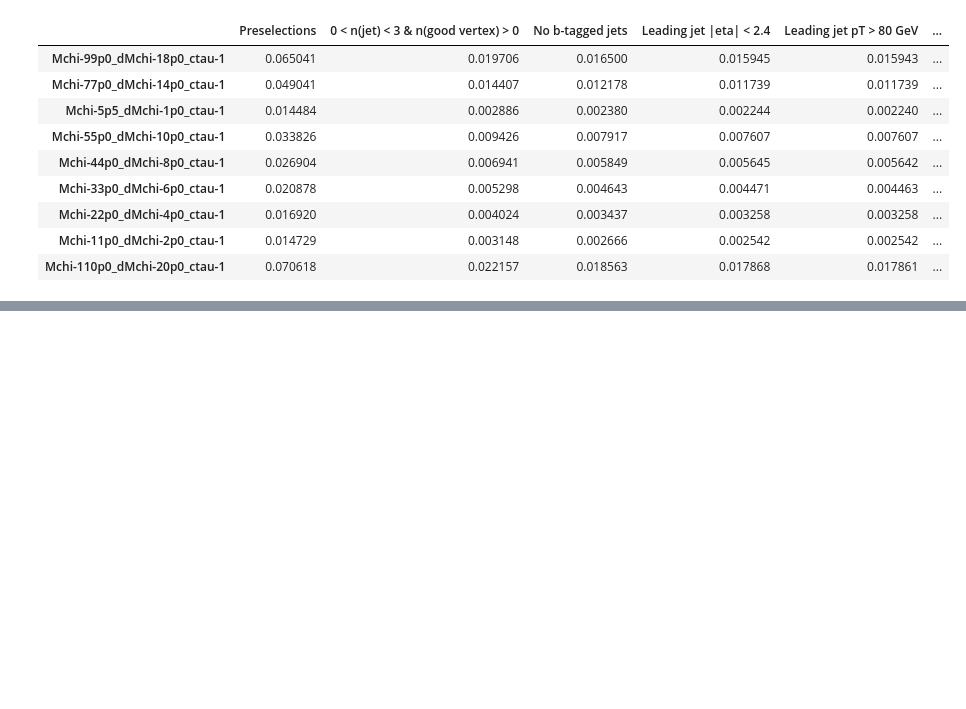
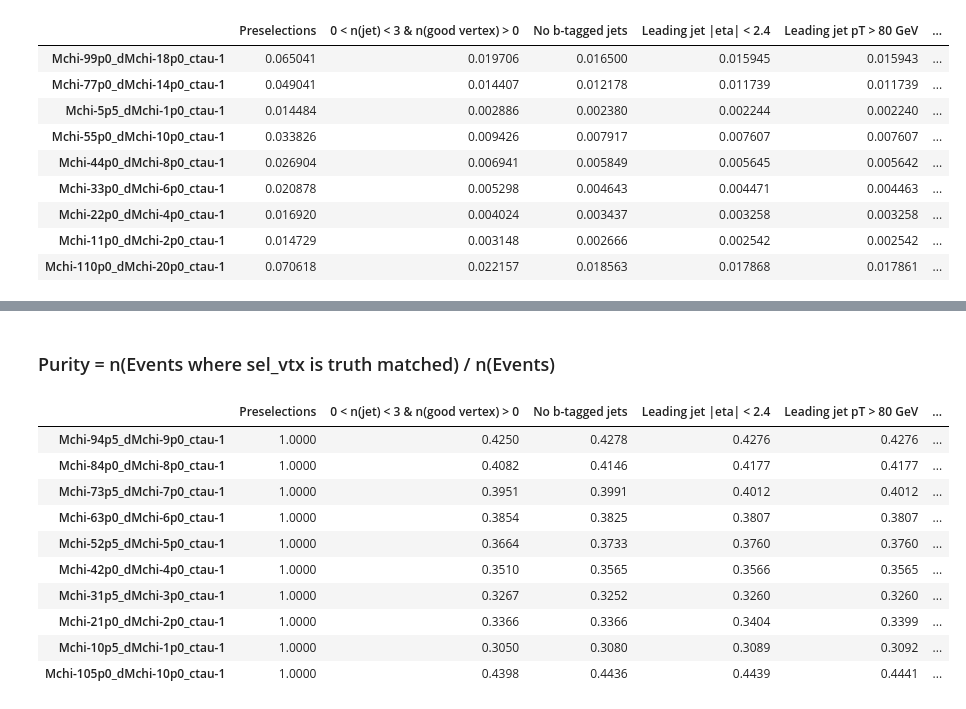
Before and after one commit to kyungminparkdrums/iDMe, a Jupyter notebook: python_analysis/studies/SignalEfficiency/Cutflow_SRv3_skimmed.ipynb, the cells around one changed output, grey strips where cells are left out. Cells and saved outputs as stored; diff of their text form; code cells hidden in the pictures; blank space fills up the shorter version.

Commit message:
add purity

```diff
--- a/python_analysis/studies/SignalEfficiency/Cutflow_SRv3_skimmed.ipynb
+++ b/python_analysis/studies/SignalEfficiency/Cutflow_SRv3_skimmed.ipynb
@@ -81,6 +81,8 @@ sig_2018_Mchi-105p0_dMchi-10p0_ctau-1 after preselections (raw count) = 59043
 deltas = sorted(list(set(si.delta)))
 # %% [markdown]
 ### Display the cutflow of efficiency and number of events as pandas dataframe
+# %%
+columns = list(cf_s.keys())
 # %%
 columns_ctau = {'1': {'0p1': [], '0p2': []}, '10': {'0p1': [], '0p2': []}, '100': {'0p1': [], '0p2': []}}
 
@@ -265,3 +269,23 @@ eff_df[ct][delta].transpose()
 | Mchi-22p0_dMchi-4p0_ctau-100 | 0.010335 | 0.001509 | 0.001295 | 0.001247 | 0.001247 | ... |
 | Mchi-11p0_dMchi-2p0_ctau-100 | 0.007977 | 0.001088 | 0.000909 | 0.000857 | 0.000857 | ... |
 | Mchi-110p0_dMchi-20p0_ctau-100 | 0.048055 | 0.009478 | 0.007936 | 0.007632 | 0.007628 | ... |
+# %% [markdown]
+### Purity = n(Events where sel_vtx is truth matched) / n(Events)
+# %%
+pd.options.display.float_format = '{:,.4f}'.format
+
+ct = '1'
+delta = '0p1'
+purities_df[ct][delta].transpose()
+# %% [output]
+|  | Preselections | 0 < n(jet) < 3 & n(good vertex) > 0 | No b-tagged jets | Leading jet |eta| < 2.4 | Leading jet pT > 80 GeV | ... |
+| Mchi-94p5_dMchi-9p0_ctau-1 | 1.0000 | 0.4250 | 0.4278 | 0.4276 | 0.4276 | ... |
+| Mchi-84p0_dMchi-8p0_ctau-1 | 1.0000 | 0.4082 | 0.4146 | 0.4177 | 0.4177 | ... |
+| Mchi-73p5_dMchi-7p0_ctau-1 | 1.0000 | 0.3951 | 0.3991 | 0.4012 | 0.4012 | ... |
+| Mchi-63p0_dMchi-6p0_ctau-1 | 1.0000 | 0.3854 | 0.3825 | 0.3807 | 0.3807 | ... |
+| Mchi-52p5_dMchi-5p0_ctau-1 | 1.0000 | 0.3664 | 0.3733 | 0.3760 | 0.3760 | ... |
+| Mchi-42p0_dMchi-4p0_ctau-1 | 1.0000 | 0.3510 | 0.3565 | 0.3566 | 0.3565 | ... |
+| Mchi-31p5_dMchi-3p0_ctau-1 | 1.0000 | 0.3267 | 0.3252 | 0.3260 | 0.3260 | ... |
+| Mchi-21p0_dMchi-2p0_ctau-1 | 1.0000 | 0.3366 | 0.3366 | 0.3404 | 0.3399 | ... |
+| Mchi-10p5_dMchi-1p0_ctau-1 | 1.0000 | 0.3050 | 0.3080 | 0.3089 | 0.3092 | ... |
+| Mchi-105p0_dMchi-10p0_ctau-1 | 1.0000 | 0.4398 | 0.4436 | 0.4439 | 0.4441 | ... |
```
Also changed, not shown: parts of 6 cells of this notebook.
